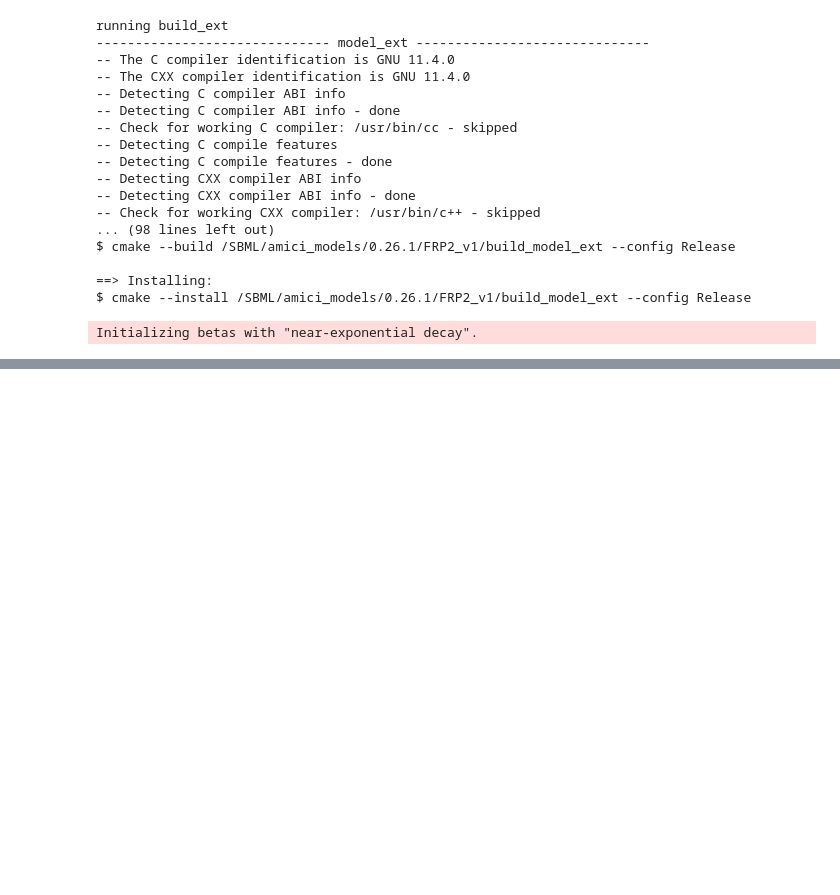
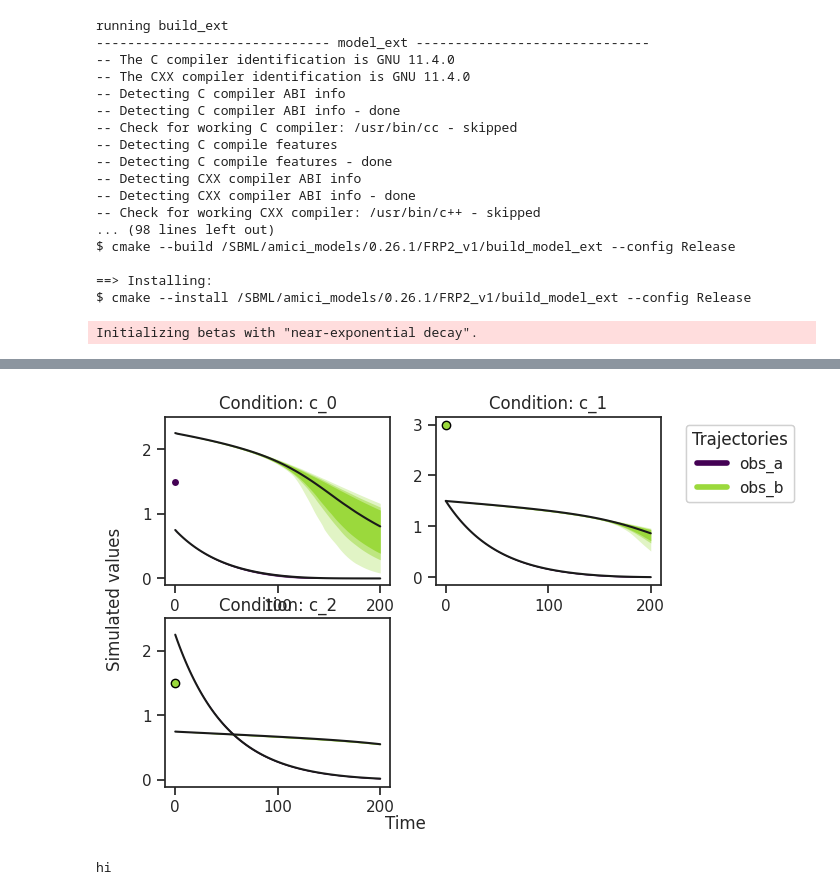
Before and after one commit to shivanimadhan/kinetic-ode-fitting, a Jupyter notebook: PyPESTO/FRP/FRP2_v1.ipynb, the cells around one changed output, grey strips where cells are left out. Drawn from its saved outputs; the diff is of its cells as text; code cells hidden in the pictures; blank space fills up the shorter version.

```diff
--- a/PyPESTO/FRP/FRP2_v1.ipynb
+++ b/PyPESTO/FRP/FRP2_v1.ipynb
@@ -298,8 +386,8 @@ ax = visualize.sampling_prediction_trajectories(
 # %%
 mdf = petab_problem.measurement_df
 # Create a custom objective with new output timepoints.
-num_conditions=2
-timepoints = [np.linspace(0, 100, 100) for i in range(num_conditions)]
+num_conditions=3
+timepoints = [np.linspace(0, 200, 100) for i in range(num_conditions)]
 amici_objective_custom = amici_objective.set_custom_timepoints(
     timepoints=timepoints
 )
@@ -316,3 +404,9 @@ predictor_y_custom = AmiciPredictor(
 ensemble_prediction = ensemble.predict(
     predictor_y_custom, prediction_id=AMICI_Y, engine=engine
 )
+# %%
+test_mdf = mdf.copy()
+test_mdf = test_mdf[test_mdf['time']==0]
+test_mdf['measurement'] = 2 * test_mdf['measurement']
+# test_mdf.ignore_index = True
+test_mdf
@@ -319,30 +421,40 @@ ensemble_prediction = ensemble.predict(
 # %%
 import matplotlib.pyplot as plt
-fig, ax = plt.subplots(1, 2, figsize=(10, 5))
+# fig, ax = plt.subplots(1, 3, figsize=(10, 5))
 ax = visualize.sampling_prediction_trajectories(
     ensemble_prediction,
     levels=credibility_interval_levels,
     groupby=CONDITION,
-    measurement_df=mdf,
-    axes=ax,
+    # groupby=OUTPUT,
+    measurement_df=test_mdf,
+    # axes=ax,
 )
+# plt.gcf().set_figheight(10)
+# plt.gcf().set_figwidth(20)
+# ax[0].legend()
 # plt.tight_layout()
 
 # ax[0][0].set_title('')
 # ax[1][0].set_title('')
 # ax[0][1].set_title('')
 # ax[1][1].set_title('')
-ax[0].set_ylim([-0.1, 2.5])
-ax[1].set_ylim([-0.1, 2.5])
+ax[0][0].set_ylim([-0.1, 2.5])
+ax[1][0].set_ylim([-0.1, 2.5])
 # ax[2].set_ylim([-0.1, 2.5])
-# fig.set_title('')
-ax[0].set_xlabel('Time (s)')
-ax[1].set_xlabel('Time (s)')
+# # fig.set_title('')
+# ax[0].set_xlabel('Time (s)')
+# ax[1].set_xlabel('Time (s)')
 # ax[2].set_xlabel('Time (s)')
 # ax[0].set_ylabel('Simulated Concentration (M)')
 # ax[0][0].set_ylim([-0.1, 2.1])
 # ax[1][0].set_ylim([-0.1, 2.1])
 # ax[0][1].set_ylim([-0.1, 2.1])
 # ax[1][1].set_ylim([-0.1, 2.1])
 
 plt.show()
+# %% [output]
+[figure, added]
+# %%
+print('hi')
+# %% [output]
+hi
```
Also changed, not shown: parts of 23 cells of this notebook, 34 other files.
